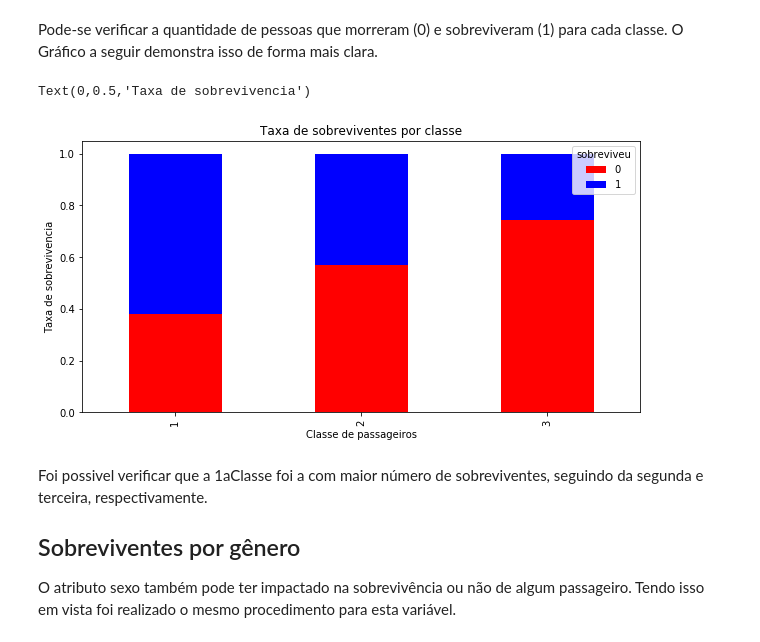
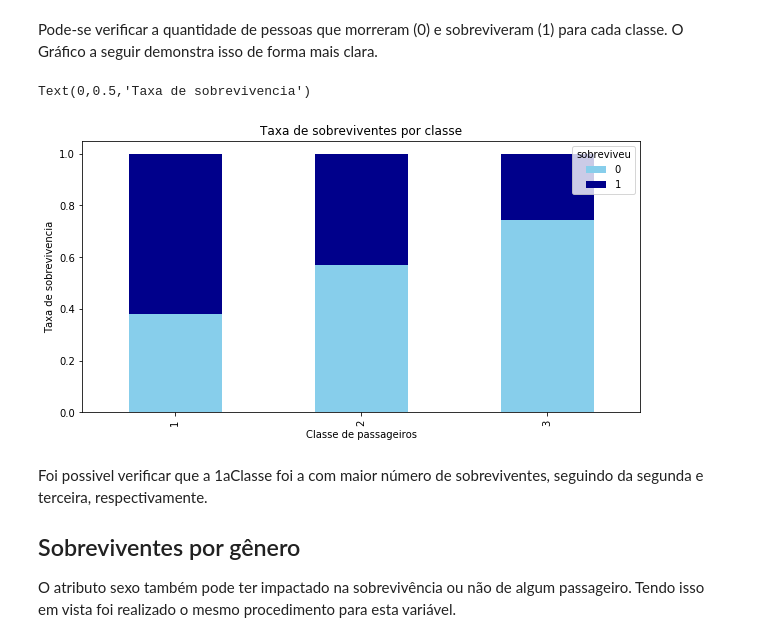
Before and after one commit to nativanando/masters-degree, a Jupyter notebook: mineracao-de-dados/titanic-dataset/titanic-analise .ipynb, the cells around one changed output. Cells and saved outputs as stored; diff of their text form; code cells hidden in the pictures.

```diff
--- a/mineracao-de-dados/titanic-dataset/titanic-analise .ipynb
+++ b/mineracao-de-dados/titanic-dataset/titanic-analise .ipynb
@@ -148,15 +183,15 @@ Pode-se verificar a quantidade de pessoas que morreram (0) e sobreviveram (1) pa
 # %%
 # Normalize the cross tab to sum to 1:
 grafico_classe_sobreviventes = classe_sobreviventes.div(classe_sobreviventes.sum(1).astype(float), axis=0)
 
 grafico_classe_sobreviventes.plot(kind='bar',
                    stacked=True,
-                   title='Taxa de sobreviventes por classe', color=['red', 'blue'])
+                   title='Taxa de sobreviventes por classe', color=['skyblue', 'darkblue'])
 plt.xlabel('Classe de passageiros')
 plt.ylabel('Taxa de sobrevivencia')
 # %% [output]
 Text(0,0.5,'Taxa de sobrevivencia')
-[figure, old version]
+[figure, new version]
 # %% [markdown]
 Foi possivel verificar que a 1aClasse foi a com maior número de sobreviventes, seguindo da segunda e terceira, respectivamente.
 
```
Also changed, not shown: parts of 26 cells of this notebook.
